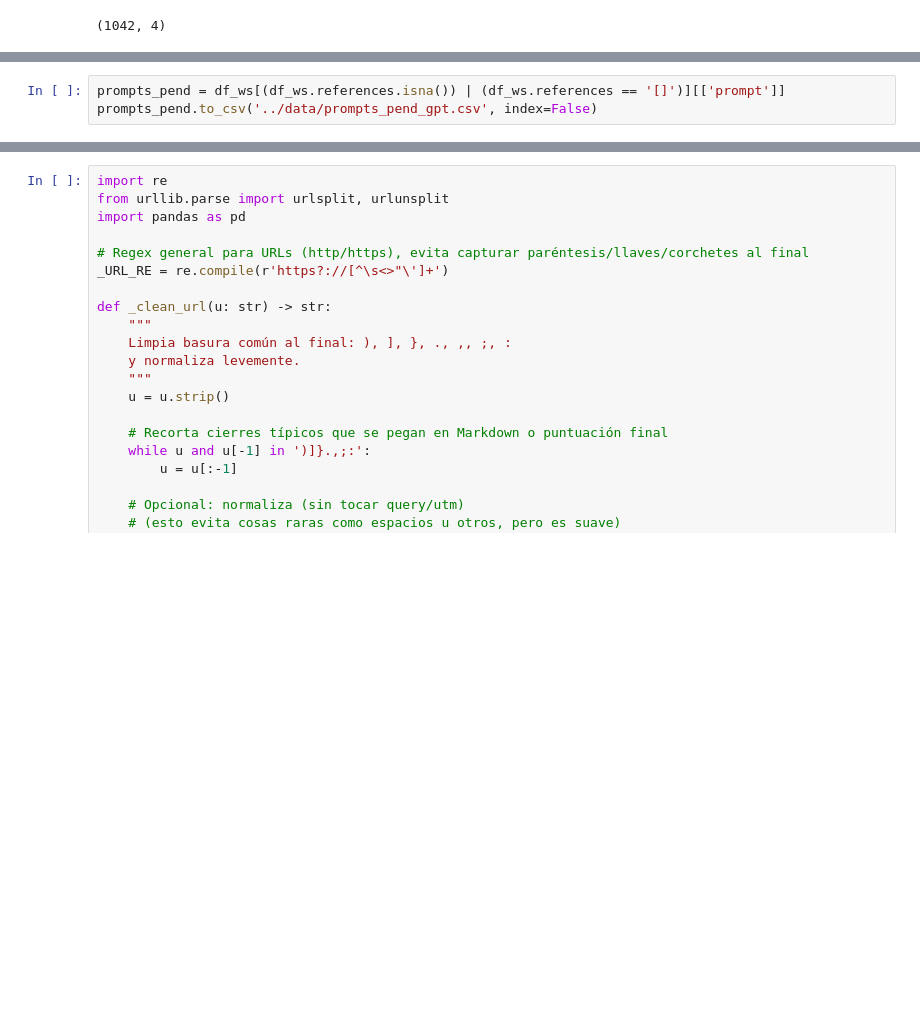
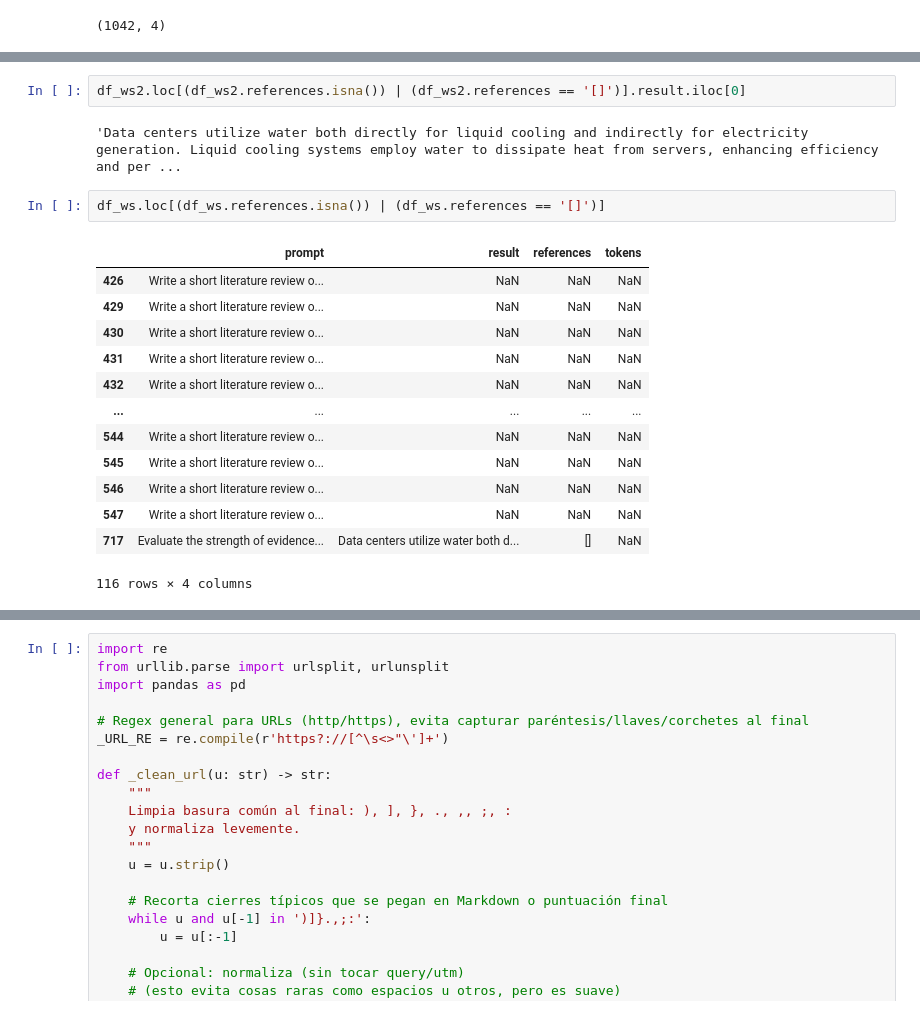
Before and after one commit to mvrobles/GenAI-Science, a Jupyter notebook: scripts/process_gpt.ipynb, the cells around one changed output, grey strips where cells are left out. Drawn from its saved outputs; the diff is of its cells as text; blank space fills up the shorter version.

```diff
--- a/scripts/process_gpt.ipynb
+++ b/scripts/process_gpt.ipynb
@@ -34,4 +29,21 @@ df_ws.references.isna().sum(), df_ws[df_ws.references == '[]'].shape[0]
+# %%
+df_ws2.loc[(df_ws2.references.isna()) | (df_ws2.references == '[]')].result.iloc[0]
+# %% [output]
+'Data centers utilize water both directly for liquid cooling and indirectly for electricity generation. Liquid cooling systems employ water to dissipate heat from servers, enhancing efficiency and per ...
 # %%
-prompts_pend = df_ws[(df_ws.references.isna()) | (df_ws.references == '[]')][['prompt']]
-prompts_pend.to_csv('../data/prompts_pend_gpt.csv', index=False)
+df_ws.loc[(df_ws.references.isna()) | (df_ws.references == '[]')]
+# %% [output]
+|  | prompt | result | references | tokens |
+| 426 | Write a short literature review o... | NaN | NaN | NaN |
+| 429 | Write a short literature review o... | NaN | NaN | NaN |
+| 430 | Write a short literature review o... | NaN | NaN | NaN |
+| 431 | Write a short literature review o... | NaN | NaN | NaN |
+| 432 | Write a short literature review o... | NaN | NaN | NaN |
+| ... | ... | ... | ... | ... |
+| 544 | Write a short literature review o... | NaN | NaN | NaN |
+| 545 | Write a short literature review o... | NaN | NaN | NaN |
+| 546 | Write a short literature review o... | NaN | NaN | NaN |
+| 547 | Write a short literature review o... | NaN | NaN | NaN |
+| 717 | Evaluate the strength of evidence... | Data centers utilize water both d... | [] | NaN |
+116 rows × 4 columns
 # %%
```
Also changed, not shown: parts of 65 cells of this notebook.
